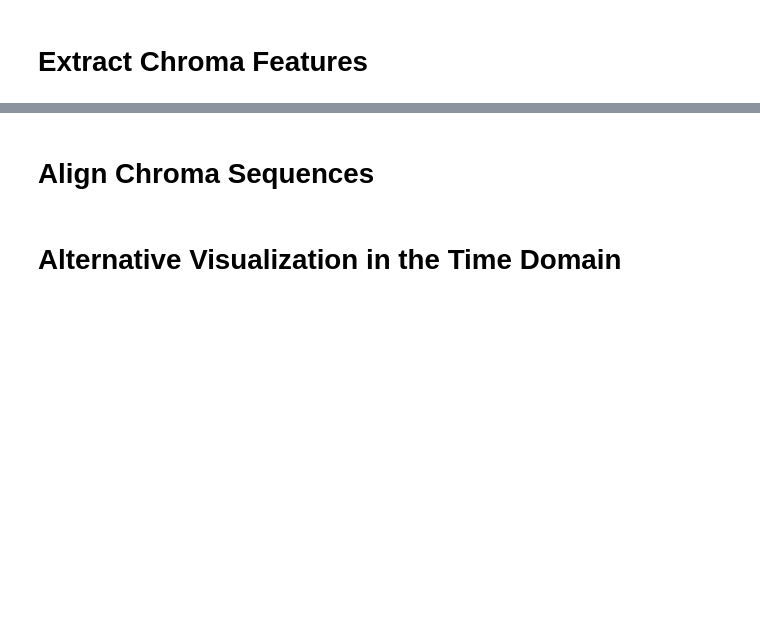
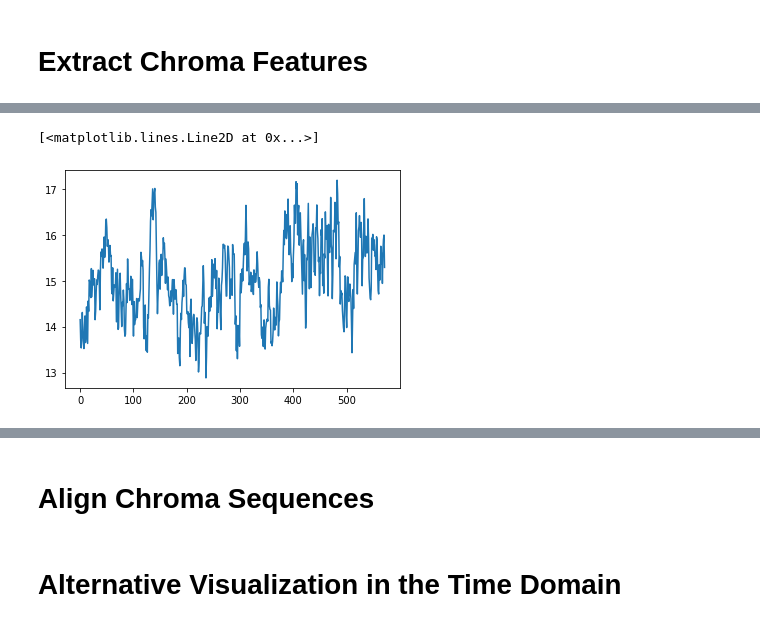
Before and after one commit to nepulepu/dtw-test, a Jupyter notebook: DTWtest.ipynb, the cells around one changed output, grey strips where cells are left out. Drawn from its saved outputs; the diff is of its cells as text; code cells hidden in the pictures; blank space fills up the shorter version.

Commit message:
slice

```diff
--- a/DTWtest.ipynb
+++ b/DTWtest.ipynb
@@ -125,11 +129,21 @@ def _traceback(D):
         p.insert(0, i)
         q.insert(0, j)
     return array(p), array(q)
-# %%
-for i in range(len(x_2_chroma)):
-    while(len(x_2_chroma[i])<len(x_1_chroma[i])):
-        np.append(x_2_chroma[i],x_2_chroma[i])
-    print(len(x_2_chroma))
+# %%
+frame=x_2_chroma.shape[1]
+dist=np.zeros(x_1_chroma.shape[1]-frame)
+# print(x_1_chroma[:,0:])
+# print(len(x_2_chroma))
+# print(x_2_chroma)
+# print(len(x_1_chroma[1])-len(x_2_chroma[1]))
+for i in range (len(dist)):
+   sliced=x_1_chroma[:,i:i+frame]
+   dist[i]=dtw2(sliced,x_2_chroma,dist=lambda x, y: np.exp(np.linalg.norm(x - y, ord=1)))[0]
+    # print(dtw(x_1_chromaframe,x_2_chroma))
+plt.plot(dist)
+# %% [output]
+[<matplotlib.lines.Line2D at 0x...>]
+[figure, added]
 # %%
 # print(x_1_chroma[1])
 manhattan_distance = np.abs(x_1_chroma - x_2_chroma)
```
Also changed, not shown: parts of 4 cells of this notebook.
